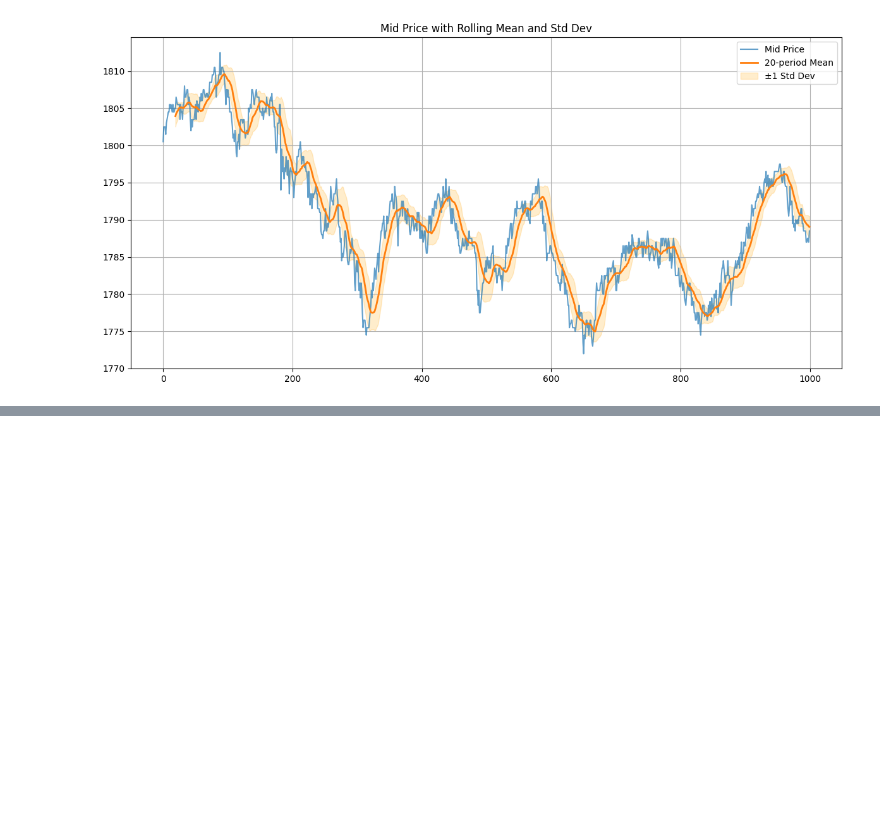
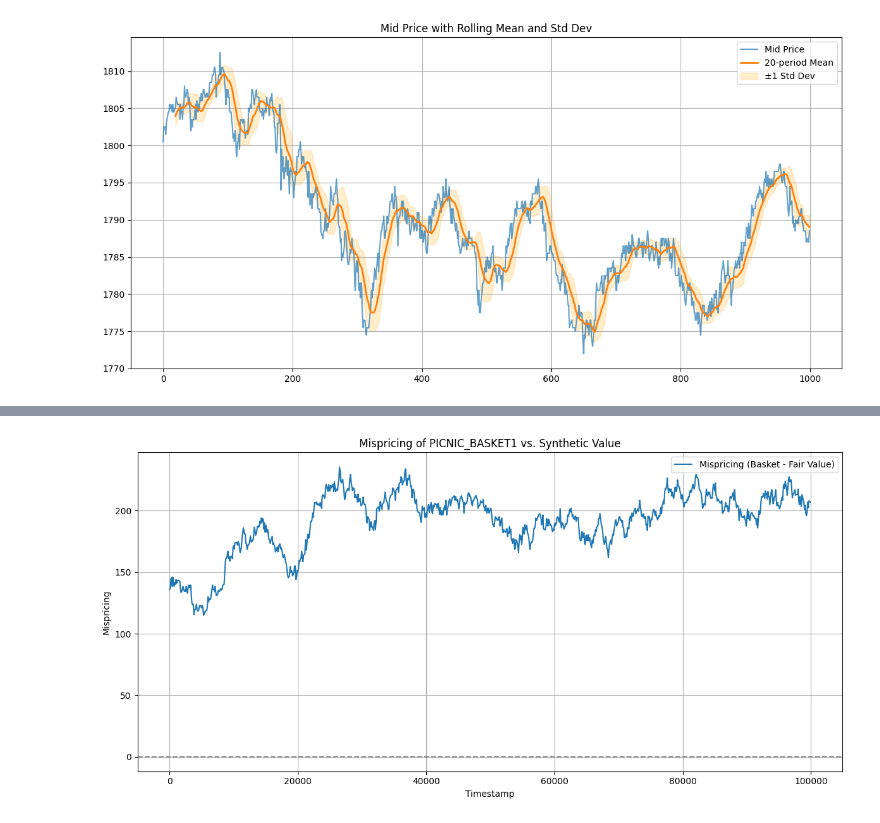
Before and after one commit to edg33/prosperity-3, a Jupyter notebook: Research/Prosperity_Vis_4.ipynb, the cells around one changed output, grey strips where cells are left out. Saved outputs shown, nothing was run; the diff lists cells and outputs as text; code cells hidden in the pictures; blank space fills up the shorter version.

Commit message:
Picnic Basket 2 (Still errors)

```diff
--- a/Research/Prosperity_Vis_4.ipynb
+++ b/Research/Prosperity_Vis_4.ipynb
@@ -122,0 +142,46 @@ plt.show()
+# %%
+import pandas as pd
+
+# Assume `df` is your full DataFrame
+# Step 1: Pivot or split by product
+pivoted = data.pivot(index='timestamp', columns='product', values='mid_price')
+
+# Step 2: Rename for easier access (optional)
+pivoted.columns.name = None  # remove 'product' name
+pivoted = pivoted.rename(columns={
+    'CROISSANTS': 'croissants',
+    'JAMS': 'jams',
+    'DJEMBES': 'djembes',
+    'PICNIC_BASKET1': 'basket'
+})
+
+# Step 3: Compute fair value
+pivoted['fair_value'] = (
+    6 * pivoted['croissants'] +
+    3 * pivoted['jams'] +
+    1 * pivoted['djembes']
+)
+
+# Step 4: Compute mispricing
+pivoted['mispricing'] = pivoted['basket'] - pivoted['fair_value']
+pivoted['relative_mispricing_pct'] = pivoted['mispricing'] / pivoted['fair_value']
+
+# Step 5: Identify over/under valuation
+pivoted['status'] = pivoted['mispricing'].apply(
+    lambda x: 'overvalued' if x > 0 else 'undervalued' if x < 0 else 'fair'
+)
+
+# View the result
+import matplotlib.pyplot as plt
+plt.figure(figsize=(12, 6))
+plt.plot(pivoted.index, pivoted['mispricing'], label='Mispricing (Basket - Fair Value)')
+plt.axhline(0, color='gray', linestyle='--')
+plt.title("Mispricing of PICNIC_BASKET1 vs. Synthetic Value")
+plt.xlabel("Timestamp")
+plt.ylabel("Mispricing")
+plt.legend()
+plt.grid(True)
+plt.tight_layout()
+plt.show()
+# %% [output]
+[figure, added]
```
Also changed, not shown: parts of 16 cells of this notebook, 2 other files.
